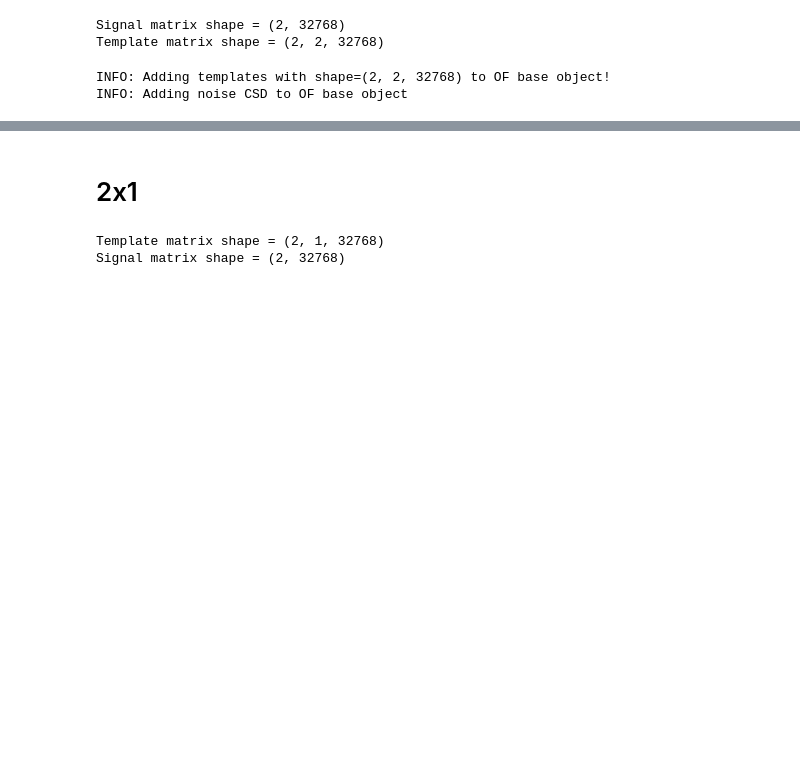
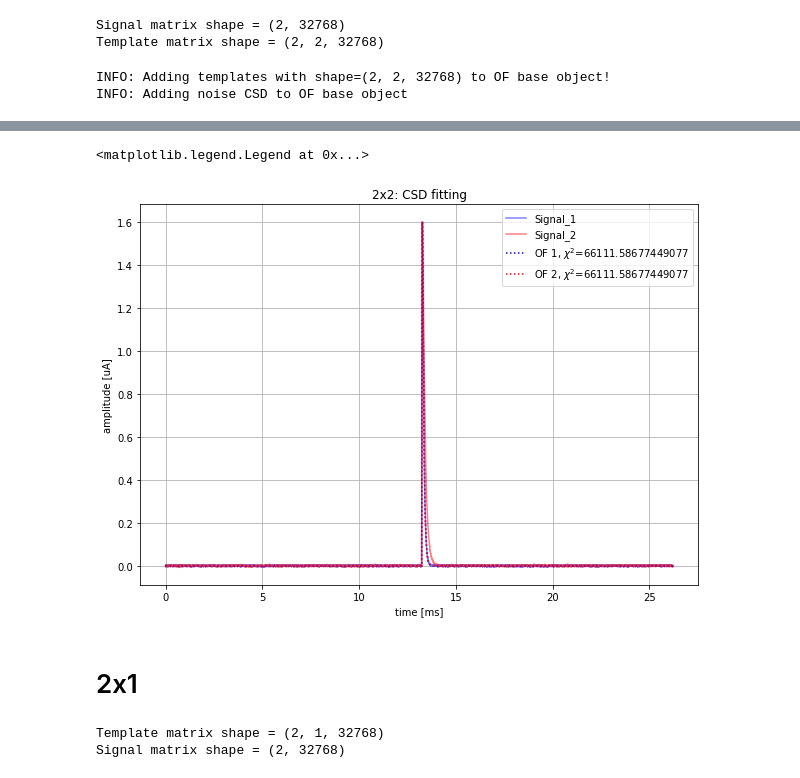
Before and after one commit to spice-herald/QETpy, a Jupyter notebook: demos/Of_nxm/Of_nxm.ipynb, the cells around one changed output, grey strips where cells are left out. Saved outputs shown, nothing was run; the diff lists cells and outputs as text; code cells hidden in the pictures; blank space fills up the shorter version.

Commit message:
Update Of_nxm.ipynb
Added more details to the demo, some theory, and some graphs of at least one fit. Will add more later!

```diff
--- a/demos/Of_nxm/Of_nxm.ipynb
+++ b/demos/Of_nxm/Of_nxm.ipynb
@@ -140,3 +212,32 @@ With Delay Fit: amp = [1.59920634 1.59928767] uA, t_0 = 128.0 us, chi^2 = 66570.
+# %%
+# time axis
+xtime_ms = 1e3*np.arange(nbins)/fs
+
+# define figure abd plot
+fig, ax = plt.subplots(figsize=(10, 7))
+ax.plot(xtime_ms, signal_1*1e6, label='Signal_1', color='blue', alpha=0.5)
+ax.plot(xtime_ms, signal_2*1e6, label='Signal_2', color='red', alpha=0.5)
+
+ax.plot(xtime_ms,
+        amp[0]*np.roll(template,
+                                       int(t0*fs))*1e6,
+        label=(r'OF 1, $\chi^2$='+f'{chi2}'),
+        color='blue',
+        linestyle='dotted')
+ax.plot(xtime_ms,
+        amp[1]*np.roll(template,
+                                       int(t0*fs))*1e6,
+        label=(r'OF 2, $\chi^2$='+f'{chi2}'),
+        color='red',
+        linestyle='dotted')
+plt.grid('both')
+plt.xlabel('time [ms]')
+plt.ylabel('amplitude [uA]')
+plt.title('2x2: CSD fitting')
+plt.legend()
+# %% [output]
+<matplotlib.legend.Legend at 0x...>
+[figure, added]
 # %% [markdown]
 # 2x1
 # %%
```
Also changed, not shown: parts of 11 cells of this notebook.
